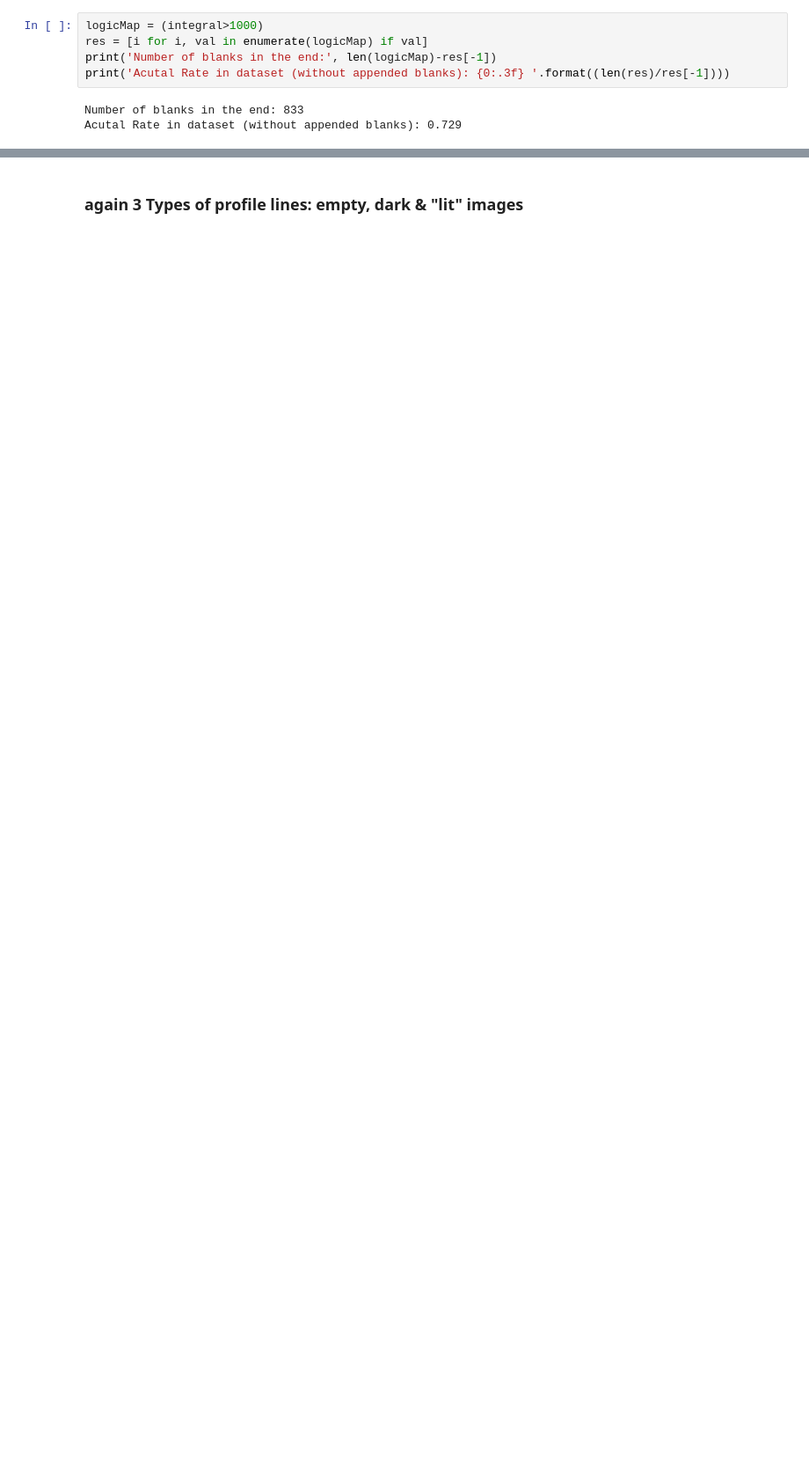
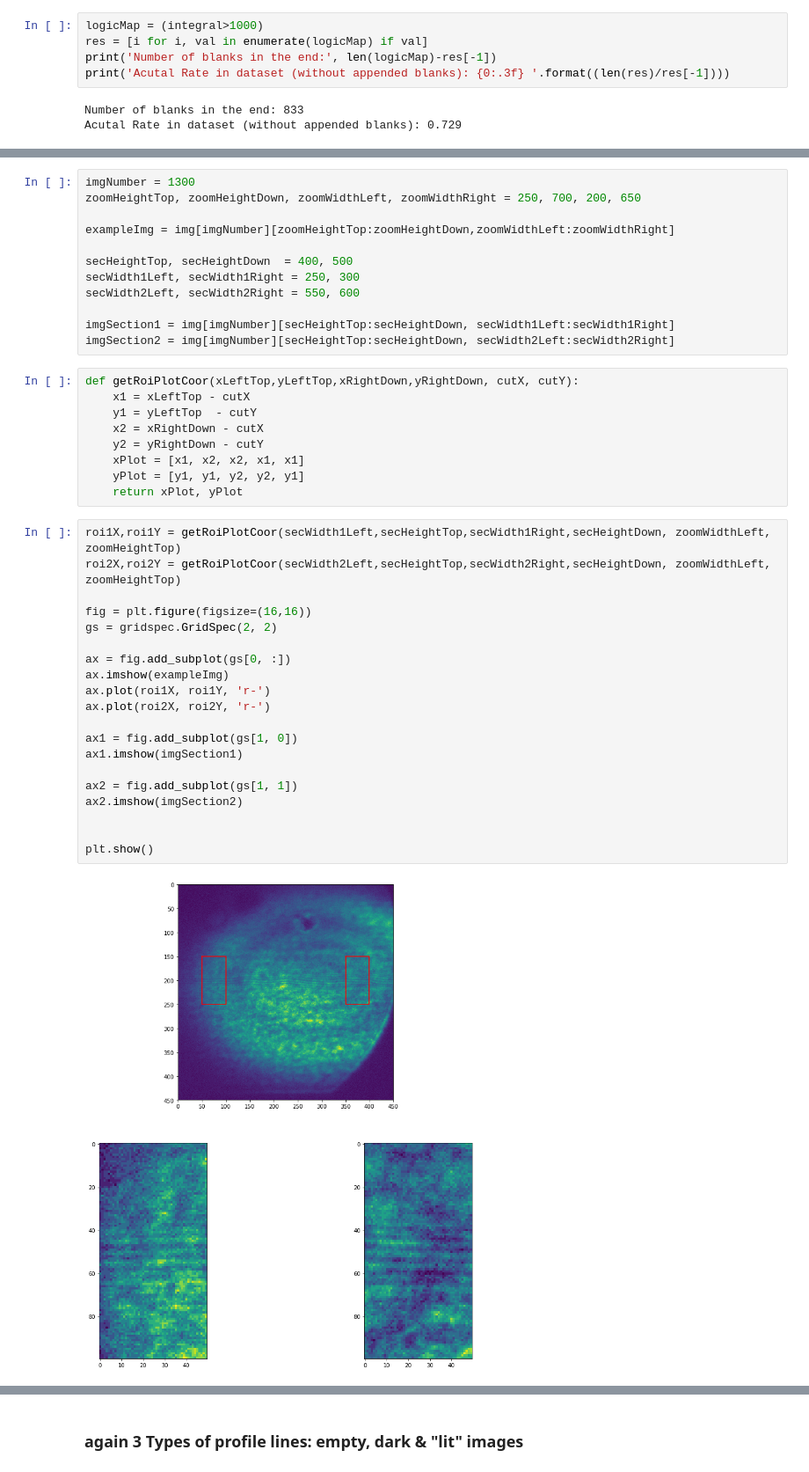
Before and after one commit to chrispassow/DESC-commissioning, a Jupyter notebook: fringes/DESC-fringe-scan.ipynb, the cells around one changed output, grey strips where cells are left out. Shown at 88% size. Saved outputs shown, nothing was run; the diff lists cells and outputs as text; blank space fills up the shorter version.

```diff
--- a/fringes/DESC-fringe-scan.ipynb
+++ b/fringes/DESC-fringe-scan.ipynb
@@ -197,0 +200,43 @@ plt.show()
+# %%
+imgNumber = 1300
+zoomHeightTop, zoomHeightDown, zoomWidthLeft, zoomWidthRight = 250, 700, 200, 650
+
+exampleImg = img[imgNumber][zoomHeightTop:zoomHeightDown,zoomWidthLeft:zoomWidthRight]
+
+secHeightTop, secHeightDown  = 400, 500
+secWidth1Left, secWidth1Right = 250, 300
+secWidth2Left, secWidth2Right = 550, 600
+
+imgSection1 = img[imgNumber][secHeightTop:secHeightDown, secWidth1Left:secWidth1Right]
+imgSection2 = img[imgNumber][secHeightTop:secHeightDown, secWidth2Left:secWidth2Right]
+# %%
+def getRoiPlotCoor(xLeftTop,yLeftTop,xRightDown,yRightDown, cutX, cutY):
+    x1 = xLeftTop - cutX
+    y1 = yLeftTop  - cutY
+    x2 = xRightDown - cutX
+    y2 = yRightDown - cutY
+    xPlot = [x1, x2, x2, x1, x1]
+    yPlot = [y1, y1, y2, y2, y1]
+    return xPlot, yPlot
+# %%
+roi1X,roi1Y = getRoiPlotCoor(secWidth1Left,secHeightTop,secWidth1Right,secHeightDown, zoomWidthLeft, zoomHeightTop)
+roi2X,roi2Y = getRoiPlotCoor(secWidth2Left,secHeightTop,secWidth2Right,secHeightDown, zoomWidthLeft, zoomHeightTop)
+
+fig = plt.figure(figsize=(16,16))
+gs = gridspec.GridSpec(2, 2)
+
+ax = fig.add_subplot(gs[0, :])
+ax.imshow(exampleImg)
+ax.plot(roi1X, roi1Y, 'r-')
+ax.plot(roi2X, roi2Y, 'r-')
+
+ax1 = fig.add_subplot(gs[1, 0])
+ax1.imshow(imgSection1)
+
+ax2 = fig.add_subplot(gs[1, 1])
+ax2.imshow(imgSection2)
+
+
+plt.show()
+# %% [output]
+[figure, added]
```
Also changed, not shown: parts of 40 cells of this notebook, 2 other files.
